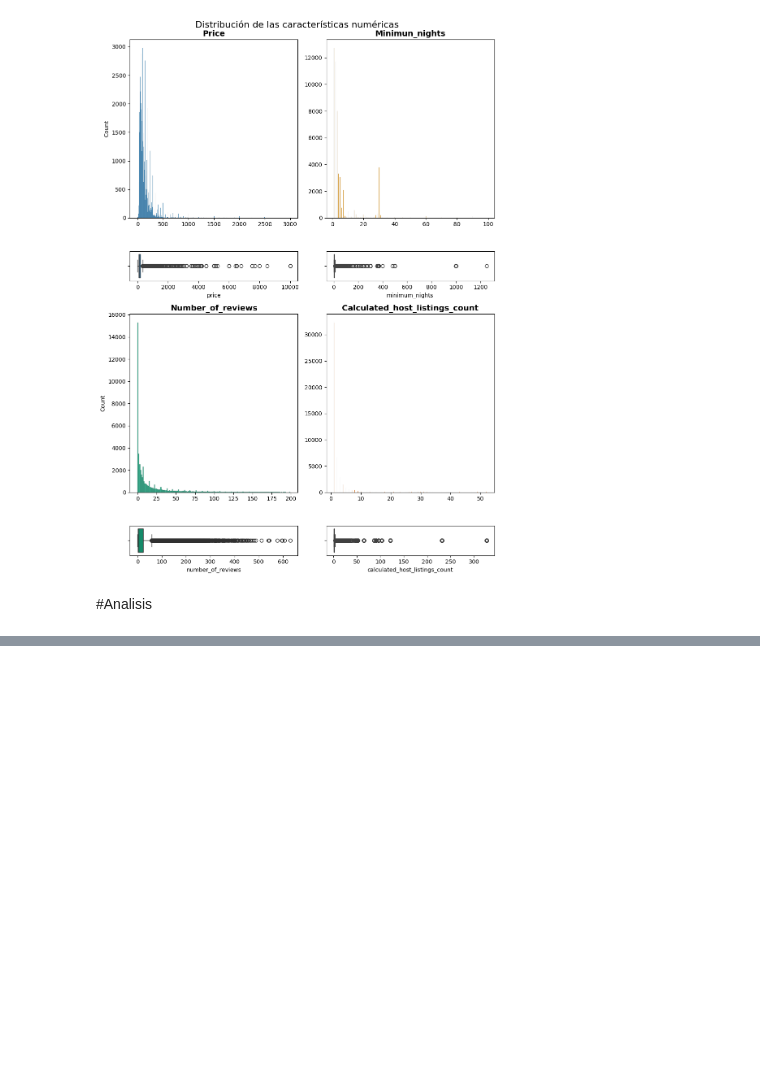
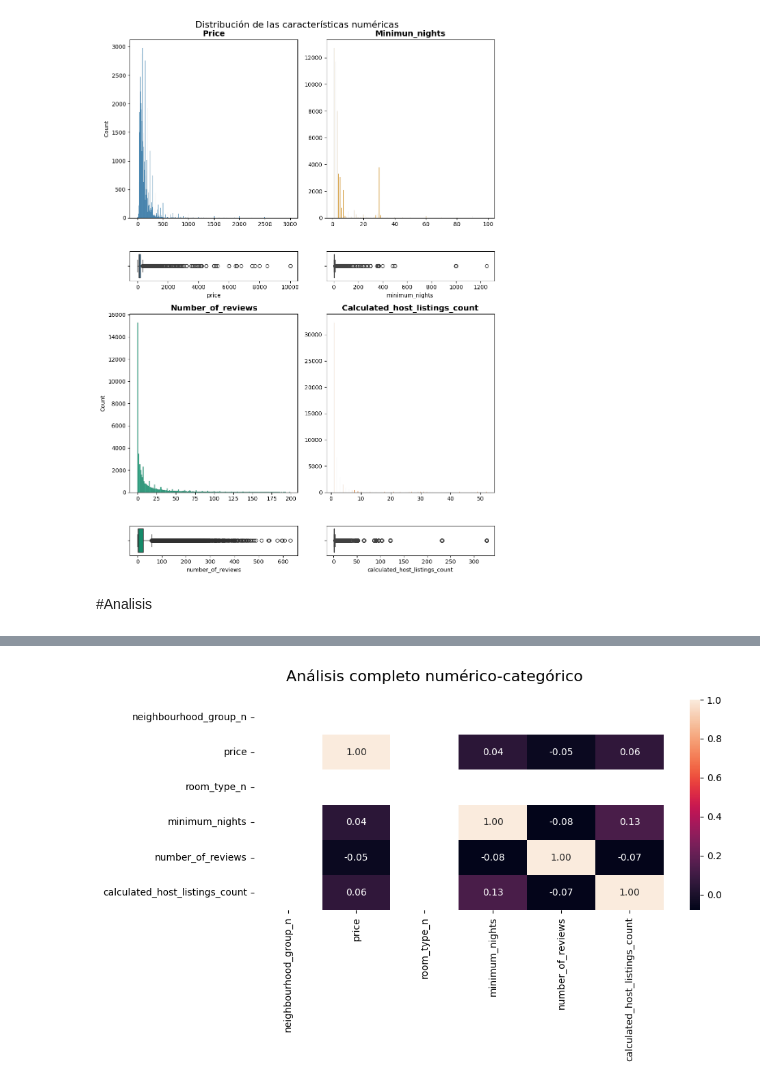
Before and after one commit to 4GeeksAcademy/Booting_algorithm-NatTajuelo, a Jupyter notebook: src/explore.ipynb, the cells around one changed output, grey strips where cells are left out. Cells and saved outputs as stored; diff of their text form; code cells hidden in the pictures; blank space fills up the shorter version.

```diff
--- a/src/explore.ipynb
+++ b/src/explore.ipynb
@@ -181,0 +228,11 @@ plt.show()
+# %%
+fig, axis = plt.subplots(figsize = (10, 6))
+fig.suptitle("Análisis completo numérico-categórico", fontsize=16)
+
+sns.heatmap(total_data[["neighbourhood_group_n", "price", "room_type_n", "minimum_nights", "number_of_reviews", "calculated_host_listings_count"]].corr(), annot = True, fmt = ".2f")
+
+plt.tight_layout()
+
+plt.show()
+# %% [output]
+[figure, added]
```
Also changed, not shown: parts of 11 cells of this notebook, 2 other files.
